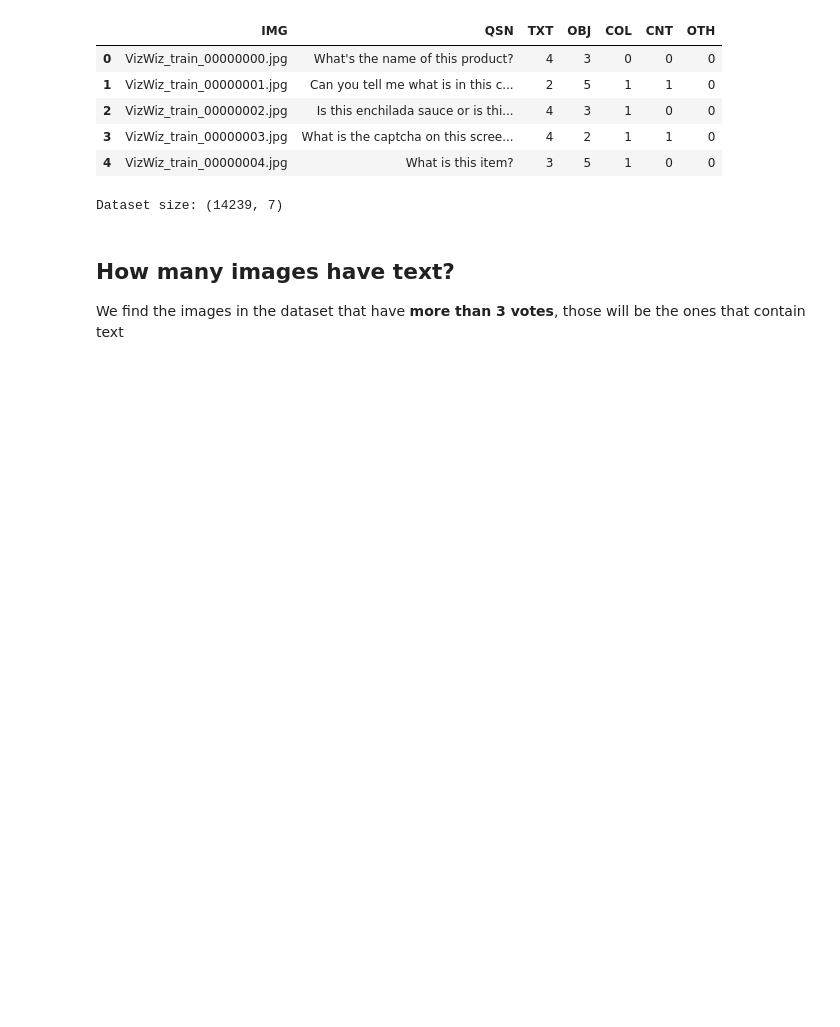
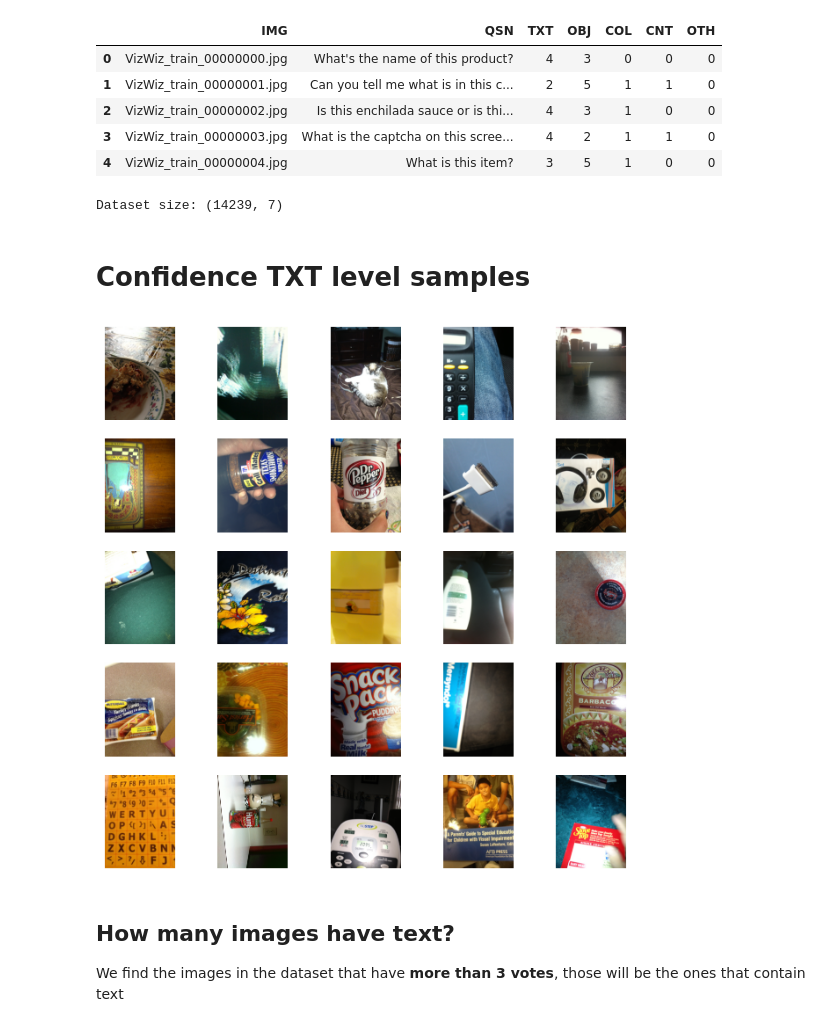
Before and after one commit to arcb01/GED-TFG, a Jupyter notebook: src/nb2.ipynb, the cells around one changed output. Saved outputs shown, nothing was run; the diff lists cells and outputs as text; code cells hidden in the pictures; blank space fills up the shorter version.

```diff
--- a/src/nb2.ipynb
+++ b/src/nb2.ipynb
@@ -34,6 +35,31 @@ Dataset size: (14239, 7)
 # %%
 interest_col = ["IMG", "QSN", "TXT"]
 interest_data = cleaned_data[interest_col]
+# %% [markdown]
+# Confidence TXT level samples
+# %%
+t_imgs = []
+seed = 4
+
+for cdf_lvl in range(1, 6):
+    cdf = interest_data[interest_data["TXT"] == cdf_lvl]
+    random_cdf = cdf.sample(n=5, random_state=seed)
+    list_random_cdf_imgs = random_cdf["IMG"].to_list()
+    t_imgs.append(list_random_cdf_imgs)
+
+all_imgs = [item for sublist in t_imgs for item in sublist]
+
+nrow, ncol = 5, 5
+_, axs = plt.subplots(nrow, ncol, figsize=(8, 8))
+axs = axs.flatten()
+for img, ax in zip(all_imgs, axs):
+    img = cv2.imread(source + img)
+    imgc = cv2.cvtColor(img, cv2.COLOR_BGR2RGB)
+    ax.imshow(imgc)
+    ax.axis('off')
+plt.show()
+# %% [output]
+[figure, added]
 # %% [markdown]
 ## How many images have text?
 We find the images in the dataset that have **more than 3 votes**, those will be the ones that contain text
```
Also changed, not shown: parts of 24 cells of this notebook, 1 other file.
